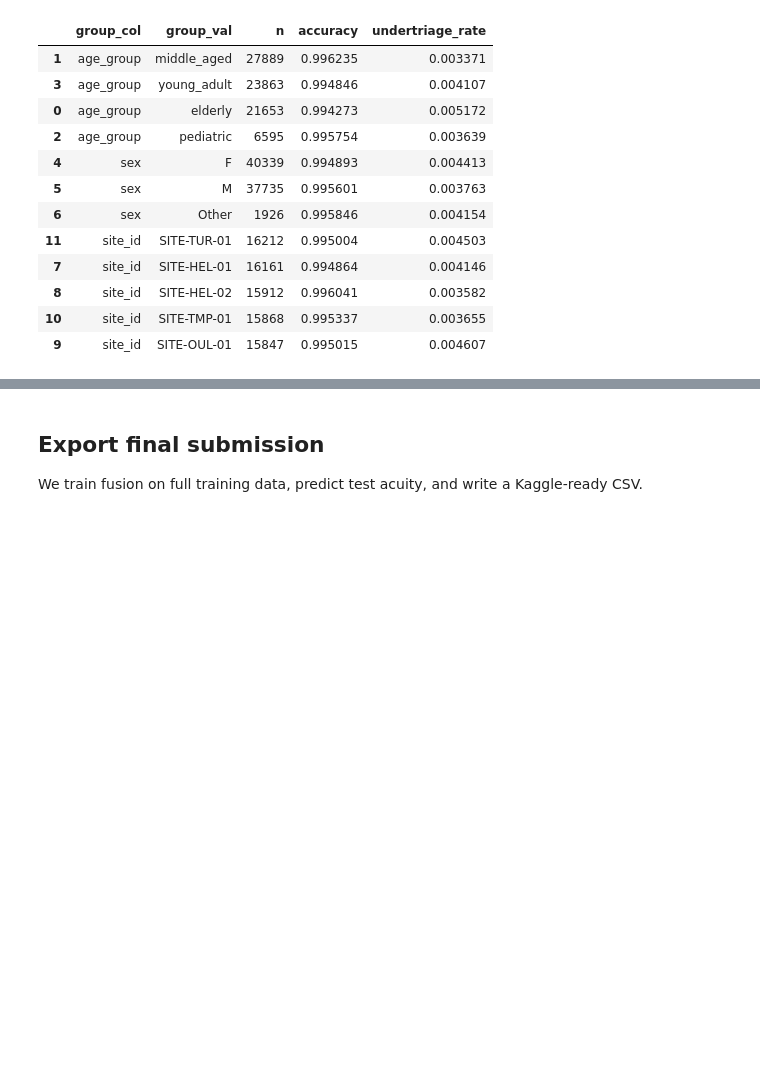
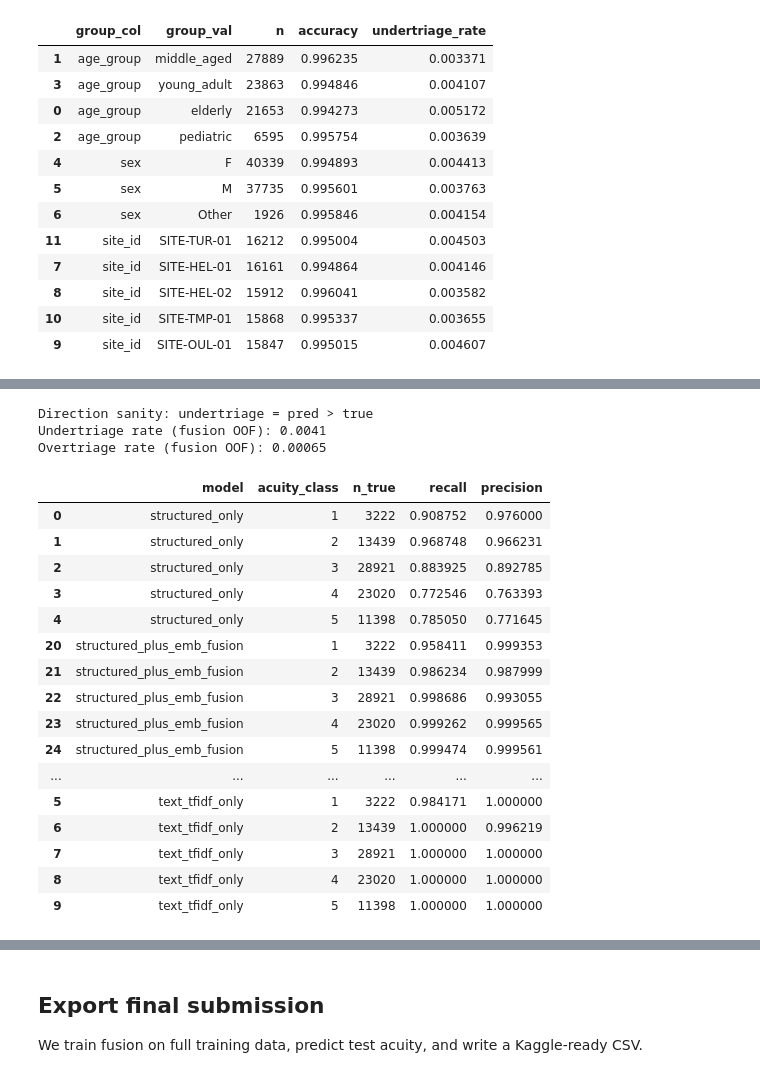
Before and after one commit to raquel-romao/3AIG, a Jupyter notebook: notebooks/submission_notebook.ipynb, the cells around one changed output, grey strips where cells are left out. Drawn from its saved outputs; the diff is of its cells as text; code cells hidden in the pictures; blank space fills up the shorter version.

```diff
--- a/notebooks/submission_notebook.ipynb
+++ b/notebooks/submission_notebook.ipynb
@@ -1200,0 +1354,77 @@ Subgroup snapshot looks fairly consistent, though site differences exist (for ex
+# %%
+# 1) Undertriage direction sanity + per-class diagnostics (OOF, no retraining)
+if 'oof' not in globals():
+    raise RuntimeError('oof not found. Run CV training/evaluation cells first.')
+
+# Direction sanity check: ESI 1 most urgent, ESI 5 least urgent
+# Undertriage should be pred > true
+y_true_int = decode(oof['true_enc']).astype(int)
+y_pred_fusion_int = decode(oof['pred_fusion']).astype(int)
+print('Direction sanity: undertriage = pred > true')
+print('Undertriage rate (fusion OOF):', round(float((y_pred_fusion_int > y_true_int).mean()), 6))
+print('Overtriage rate (fusion OOF):', round(float((y_pred_fusion_int < y_true_int).mean()), 6))
+
+models_for_class = {
+    'structured_only': oof['pred_structured'],
+    'text_tfidf_only': oof['pred_text_tfidf'],
+    'structured_plus_tfidf': oof['pred_structured_tfidf'],
+    'text_emb_only': oof['pred_text_emb'],
+    'structured_plus_emb_fusion': oof['pred_fusion'],
+}
+
+class_rows = []
+classes = sorted(np.unique(y_true_int))
+for model_name, pred_enc in models_for_class.items():
+    pred_int = decode(pred_enc).astype(int)
+    for c in classes:
+        mask = (y_true_int == c)
+        if mask.sum() == 0:
+            continue
+        recall_c = (pred_int[mask] == c).mean()
+        # precision for class c
+        pred_mask = (pred_int == c)
+        precision_c = ((y_true_int[pred_mask] == c).mean() if pred_mask.sum() > 0 else np.nan)
+        class_rows.append({
+            'model': model_name,
+            'acuity_class': c,
+            'n_true': int(mask.sum()),
+            'recall': float(recall_c),
+            'precision': float(precision_c),
+        })
+
+per_class_df = pd.DataFrame(class_rows)
+display(per_class_df.sort_values(['model','acuity_class']))
+
+# High-acuity focused summary (ESI 1-2)
+high_rows = []
+for model_name, pred_enc in models_for_class.items():
+    pred_int = decode(pred_enc).astype(int)
+    high_mask_local = y_true_int <= 2
+    high_rows.append({
+        'model': model_name,
+        'recall_esi_1_2': float((pred_int[high_mask_local] <= 2).mean()),
+        'undertriage_within_esi_1_2': float((pred_int[high_mask_local] > y_true_int[high_mask_local]).mean()),
+    })
+
+display(pd.DataFrame(high_rows).sort_values('recall_esi_1_2', ascending=False))
+# %% [output]
+Direction sanity: undertriage = pred > true
+Undertriage rate (fusion OOF): 0.0041
+Overtriage rate (fusion OOF): 0.00065
+|  | model | acuity_class | n_true | recall | precision |
+| 0 | structured_only | 1 | 3222 | 0.908752 | 0.976000 |
+| 1 | structured_only | 2 | 13439 | 0.968748 | 0.966231 |
+| 2 | structured_only | 3 | 28921 | 0.883925 | 0.892785 |
+| 3 | structured_only | 4 | 23020 | 0.772546 | 0.763393 |
+| 4 | structured_only | 5 | 11398 | 0.785050 | 0.771645 |
+| 20 | structured_plus_emb_fusion | 1 | 3222 | 0.958411 | 0.999353 |
+| 21 | structured_plus_emb_fusion | 2 | 13439 | 0.986234 | 0.987999 |
+| 22 | structured_plus_emb_fusion | 3 | 28921 | 0.998686 | 0.993055 |
+| 23 | structured_plus_emb_fusion | 4 | 23020 | 0.999262 | 0.999565 |
+| 24 | structured_plus_emb_fusion | 5 | 11398 | 0.999474 | 0.999561 |
+| ... | ... | ... | ... | ... | ... |
+| 5 | text_tfidf_only | 1 | 3222 | 0.984171 | 1.000000 |
+| 6 | text_tfidf_only | 2 | 13439 | 1.000000 | 0.996219 |
+| 7 | text_tfidf_only | 3 | 28921 | 1.000000 | 1.000000 |
+| 8 | text_tfidf_only | 4 | 23020 | 1.000000 | 1.000000 |
+| 9 | text_tfidf_only | 5 | 11398 | 1.000000 | 1.000000 |
```
Also changed, not shown: parts of 19 cells of this notebook.
